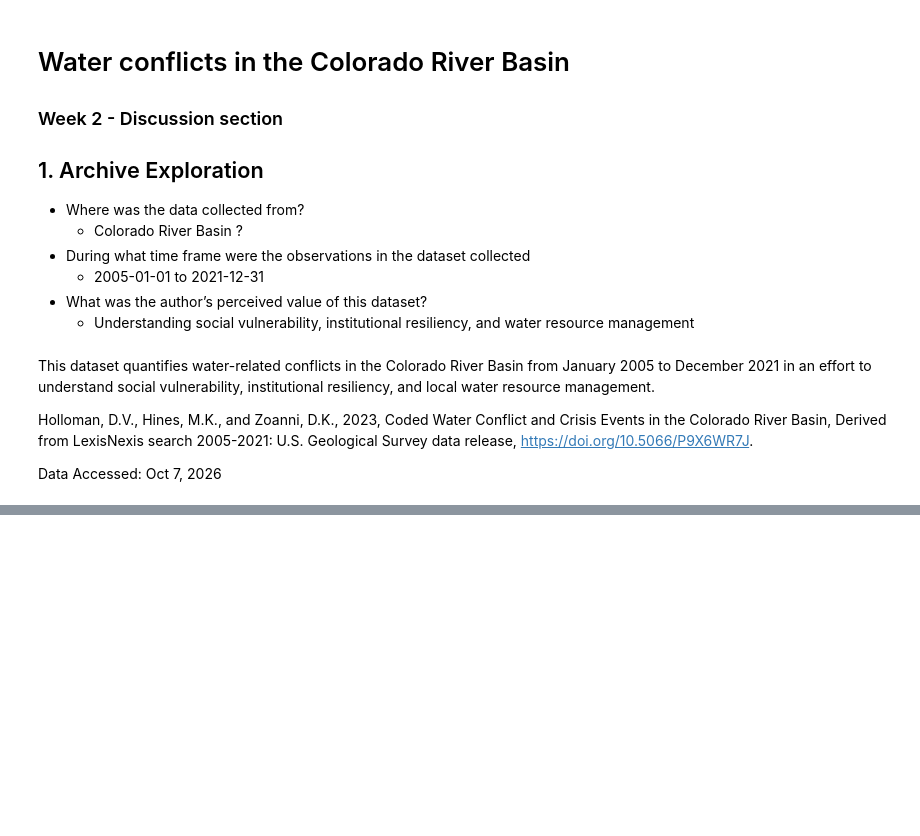
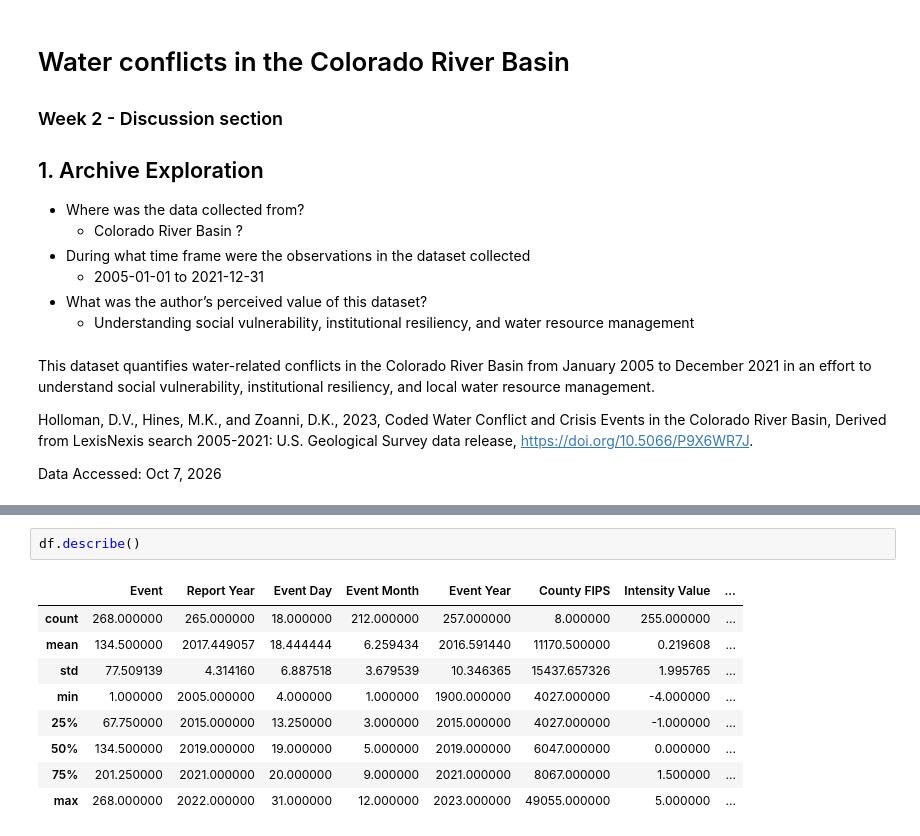
Before and after one commit to kellyloveskelp/eds220-2026-sections, a Jupyter notebook: section-2-co-basin-water-conflicts.ipynb, the cells around one changed output, grey strips where cells are left out. Drawn from its saved outputs; the diff is of its cells as text; blank space fills up the shorter version.

```diff
--- a/section-2-co-basin-water-conflicts.ipynb
+++ b/section-2-co-basin-water-conflicts.ipynb
@@ -20,0 +83,12 @@ Data Accessed: Oct 7, 2026
+# %%
+df.describe()
+# %% [output]
+|  | Event | Report Year | Event Day | Event Month | Event Year | County FIPS | Intensity Value | ... |
+| count | 268.000000 | 265.000000 | 18.000000 | 212.000000 | 257.000000 | 8.000000 | 255.000000 | ... |
+| mean | 134.500000 | 2017.449057 | 18.444444 | 6.259434 | 2016.591440 | 11170.500000 | 0.219608 | ... |
+| std | 77.509139 | 4.314160 | 6.887518 | 3.679539 | 10.346365 | 15437.657326 | 1.995765 | ... |
+| min | 1.000000 | 2005.000000 | 4.000000 | 1.000000 | 1900.000000 | 4027.000000 | -4.000000 | ... |
+| 25% | 67.750000 | 2015.000000 | 13.250000 | 3.000000 | 2015.000000 | 4027.000000 | -1.000000 | ... |
+| 50% | 134.500000 | 2019.000000 | 19.000000 | 5.000000 | 2019.000000 | 6047.000000 | 0.000000 | ... |
+| 75% | 201.250000 | 2021.000000 | 20.000000 | 9.000000 | 2021.000000 | 8067.000000 | 1.500000 | ... |
+| max | 268.000000 | 2022.000000 | 31.000000 | 12.000000 | 2023.000000 | 49055.000000 | 5.000000 | ... |
```
Also changed, not shown: parts of 5 cells of this notebook.
